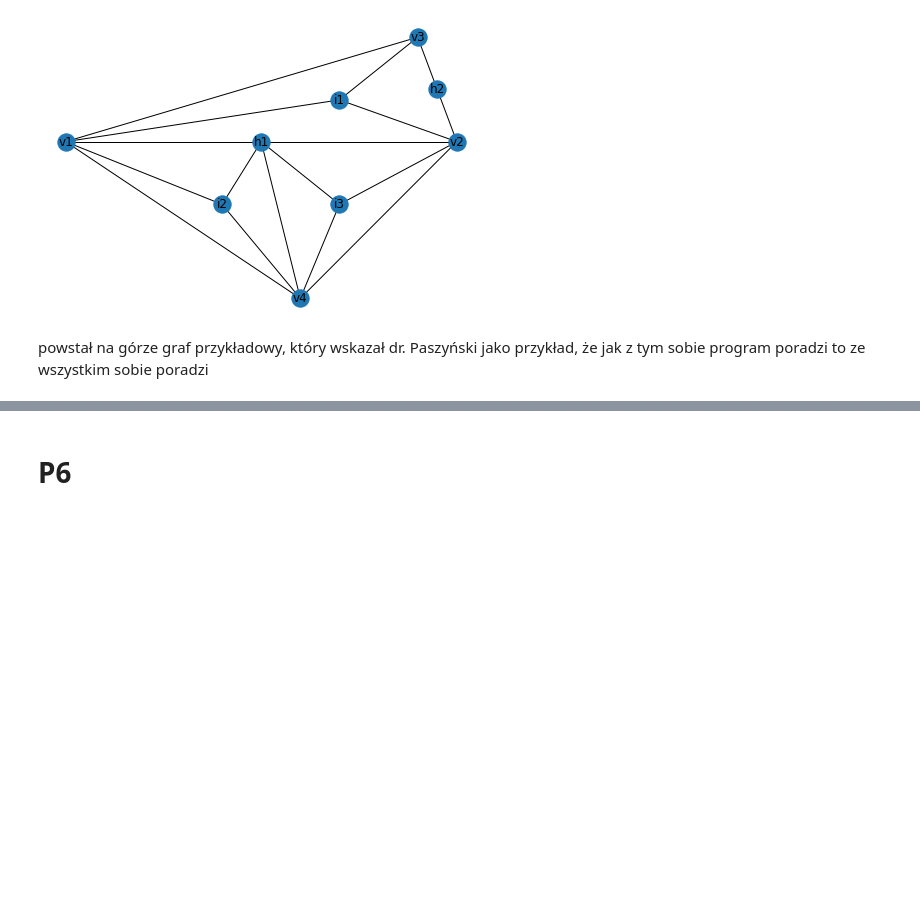
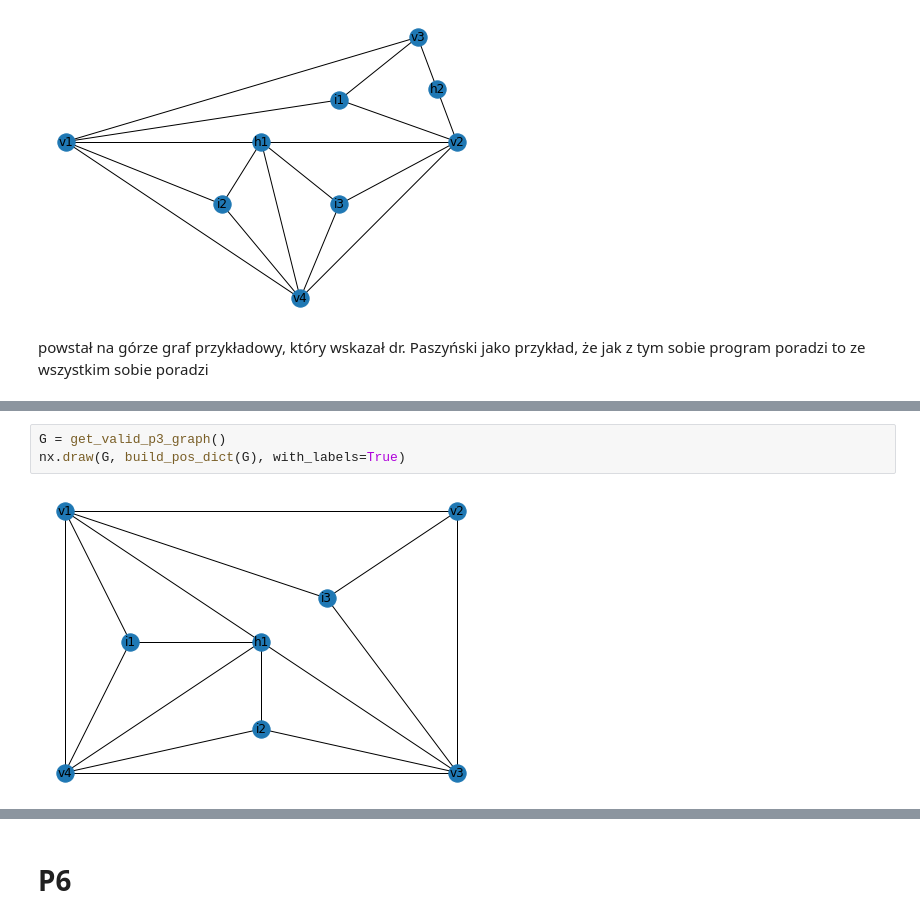
Before and after one commit to jakubxy666/Terrain, a Jupyter notebook: CADY-ULTIMATE2.ipynb, the cells around one changed output, grey strips where cells are left out. Saved outputs shown, nothing was run; the diff lists cells and outputs as text; blank space fills up the shorter version.

```diff
--- a/CADY-ULTIMATE2.ipynb
+++ b/CADY-ULTIMATE2.ipynb
@@ -354,3 +512,8 @@ def find_graph_P5(G, i):
     nx.set_node_attributes(G, attrs)
     nx.draw(G, build_pos_dict(G), with_labels = True)
     return True
+# %%
+G = get_valid_p3_graph()
+nx.draw(G, build_pos_dict(G), with_labels=True)
+# %% [output]
+[figure, added]
```
Also changed, not shown: parts of 21 cells of this notebook.
